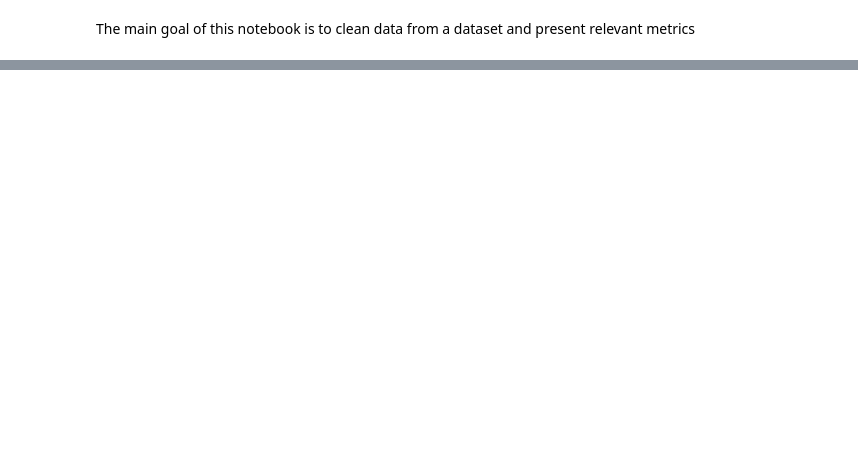
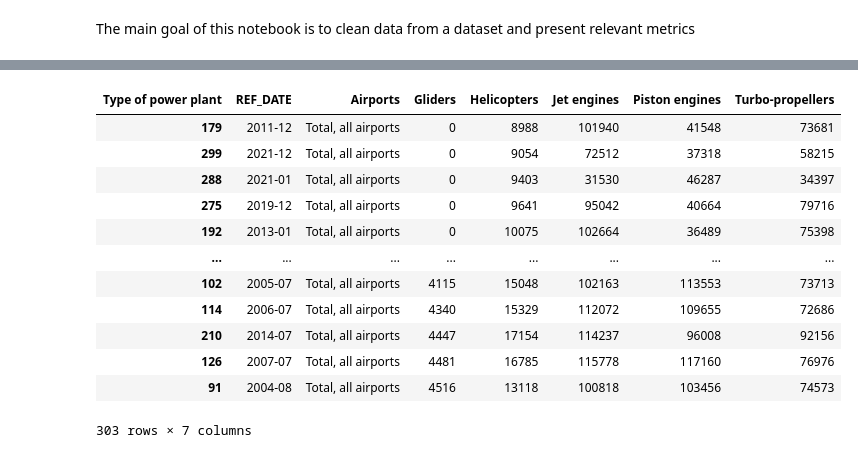
Before and after one commit to jcupe7/Clean_Airport_Data, a Jupyter notebook: Clean_CanAirData.ipynb, the cells around one changed output, grey strips where cells are left out. Cells and saved outputs as stored; diff of their text form; code cells hidden in the pictures; blank space fills up the shorter version.

```diff
--- a/Clean_CanAirData.ipynb
+++ b/Clean_CanAirData.ipynb
@@ -16,0 +166,5 @@ air_df.head()
+# %%
+# Get a dataframe with only 'All airports information'
+df_all = air_Tdf[air_Tdf['Airports']=='Total, all airports']
+print(df_all.shape)
+df_all.head()
@@ -16,0 +179,3 @@ air_df.head()
+# %%
+df_all.reset_index(inplace=True, drop=True)
+df_all.head()
@@ -16,0 +213,17 @@ air_df.head()
+# %%
+sorted= df_all.sort_values(by=['Gliders','Helicopters'], ascending=True)
+display(sorted)
+# %% [output]
+| Type of power plant | REF_DATE | Airports | Gliders | Helicopters | Jet engines | Piston engines | Turbo-propellers |
+| 179 | 2011-12 | Total, all airports | 0 | 8988 | 101940 | 41548 | 73681 |
+| 299 | 2021-12 | Total, all airports | 0 | 9054 | 72512 | 37318 | 58215 |
+| 288 | 2021-01 | Total, all airports | 0 | 9403 | 31530 | 46287 | 34397 |
+| 275 | 2019-12 | Total, all airports | 0 | 9641 | 95042 | 40664 | 79716 |
+| 192 | 2013-01 | Total, all airports | 0 | 10075 | 102664 | 36489 | 75398 |
+| ... | ... | ... | ... | ... | ... | ... | ... |
+| 102 | 2005-07 | Total, all airports | 4115 | 15048 | 102163 | 113553 | 73713 |
+| 114 | 2006-07 | Total, all airports | 4340 | 15329 | 112072 | 109655 | 72686 |
+| 210 | 2014-07 | Total, all airports | 4447 | 17154 | 114237 | 96008 | 92156 |
+| 126 | 2007-07 | Total, all airports | 4481 | 16785 | 115778 | 117160 | 76976 |
+| 91 | 2004-08 | Total, all airports | 4516 | 13118 | 100818 | 103456 | 74573 |
+303 rows × 7 columns
```
Also changed, not shown: parts of 19 cells of this notebook.
